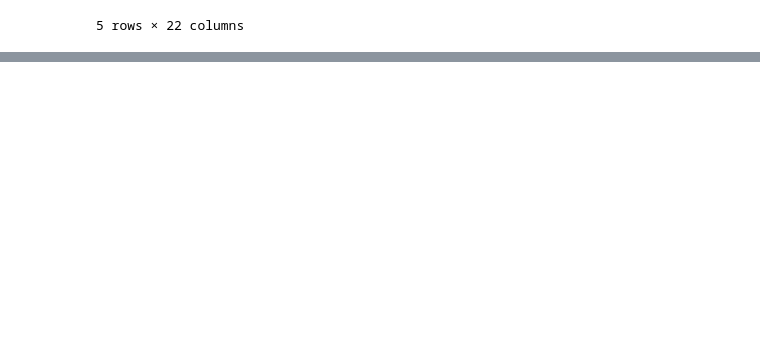
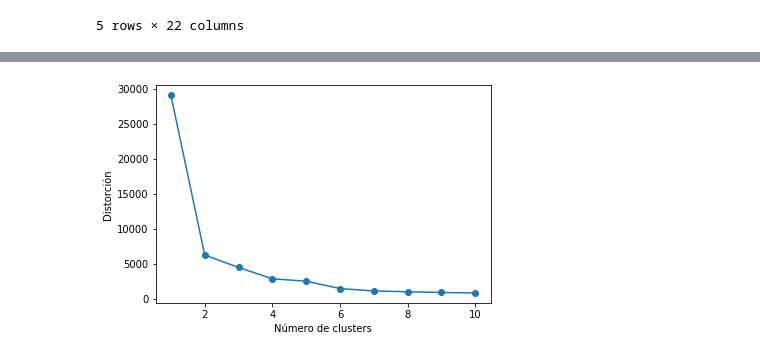
Before and after one commit to ManuelLecaro/ExploratoriasProyecto, a Jupyter notebook: clustering/PCA and Kmeans Airbnb.ipynb, the cells around one changed output, grey strips where cells are left out. Saved outputs shown, nothing was run; the diff lists cells and outputs as text; code cells hidden in the pictures; blank space fills up the shorter version.

```diff
--- a/clustering/PCA and Kmeans Airbnb.ipynb
+++ b/clustering/PCA and Kmeans Airbnb.ipynb
@@ -54,0 +90,18 @@ plt.show()
+# %%
+# Metodo del codo
+distortions = []
+for i in range(1, 11):
+    km = KMeans(
+        n_clusters=i, init='random',
+        n_init=10, max_iter=300,
+        tol=1e-04, random_state=0
+    )
+    km.fit(principalDf)
+    distortions.append(km.inertia_)
+
+plt.plot(range(1, 11), distortions, marker='o')
+plt.xlabel('Número de clusters')
+plt.ylabel('Distorción')
+plt.show()
+# %% [output]
+[figure, added]
```
Also changed, not shown: parts of 8 cells of this notebook, 3 other files.
